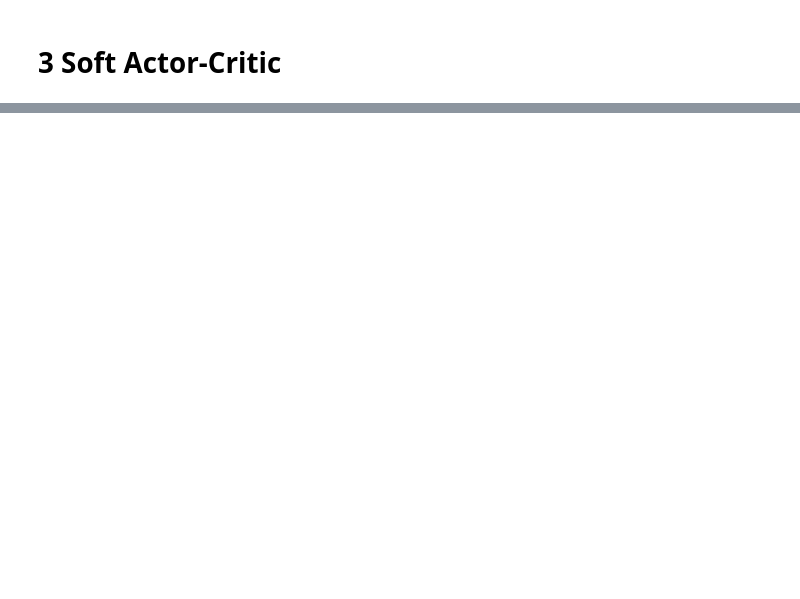
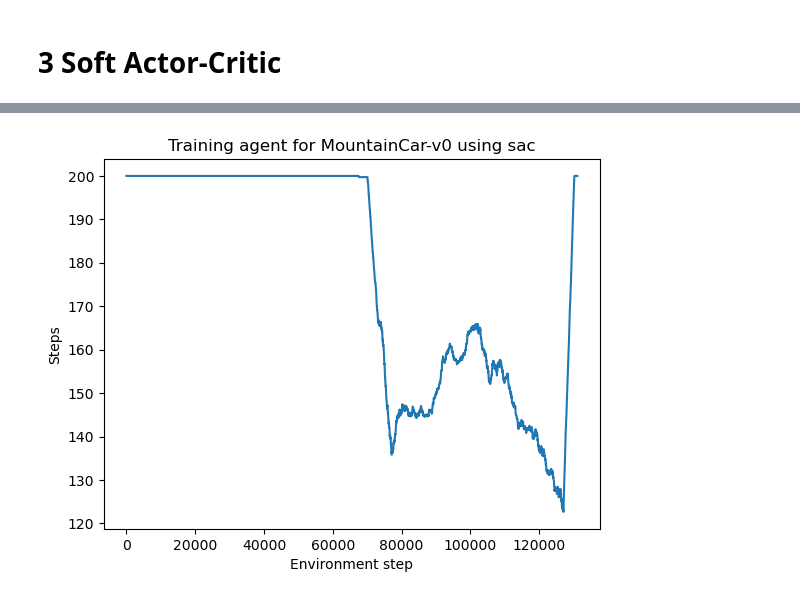
Before and after one commit to GoncaloLobo0/proj2_aaa, a Jupyter notebook: proj2.ipynb, the cells around one changed output, grey strips where cells are left out. Saved outputs shown, nothing was run; the diff lists cells and outputs as text; code cells hidden in the pictures; blank space fills up the shorter version.

```diff
--- a/proj2.ipynb
+++ b/proj2.ipynb
@@ -231,45 +230,81 @@ Finished training in 3.89915 seconds (33615.5 steps/second).
 # %% [markdown]
 # 3 Soft Actor-Critic
 # %%
-import time
-import jax
-import jax.numpy as jnp
-from jax.numpy import inf
-from RLinJAX import *
-
 algo_str = "sac"
 env_str = "MountainCar-v0"
 
-algo_cls = get_algo(algo_str)
-algo = algo_cls.create(env=env_str, **CONFIGS.get(algo_str, {}))
+def evaluate_target_entropy_ratios(algo_str, env_str, ratios, rng_seed=3):
+    algo_cls = get_algo(algo_str)
+    best_ratio = None
+    best_performance = -inf
+    performances = []
 
-algo = algo.replace(target_entropy_ratio = 0.75)
+    for ratio in ratios:
+        print(f"Evaluating target entropy ratio: {ratio}")
 
-rng = jax.random.PRNGKey(3)
-train_fn = jax.jit(algo.train)
+        algo = algo_cls.create(env=env_str, **CONFIGS.get(algo_str, {}))
+        algo = algo.replace(target_entropy_ratio=ratio)
 
-print(algo.config)
+        rng = jax.random.PRNGKey(rng_seed)
+        train_fn = jax.jit(algo.train)
 
-print("Starting to train")
-# Train
-start = time.time()
-train_state, evaluation = train_fn(rng)
-time_elapsed = time.time() - start
+        start = time.time()
+        train_state, evaluation = train_fn(rng)
+        time_elapsed = time.time() - start
 
-sps = algo.total_timesteps / time_elapsed
-print(f"Finished training in {time_elapsed:g} seconds ({sps:g} steps/second).")
+        sps = algo.total_timesteps / time_elapsed
+        print(f"Finished training in {time_elapsed:g} seconds ({sps:g} steps/second).")
 
-from matplotlib import pyplot as plt
+        episode_lengths, episode_returns = evaluation
+        episode_returns = np.concatenate(episode_returns)
+        mean_return = np.mean(episode_returns)
+        performances.append(mean_return)
 
-episode_lengths, episode_returns = evaluation
+        print(f"Mean episodic return for ratio {ratio}: {mean_return}")
 
-# Combine episode returns into a single array
-episode_returns = np.concatenate(episode_returns)
+        if mean_return > best_performance:
+            best_performance = mean_return
+            best_ratio = ratio
 
-sma_mean_return = simple_moving_average(episode_returns, 100)
-plt.plot(jax.numpy.linspace(0, algo.total_timesteps, len(sma_mean_return)), sma_mean_return)
-plt.xlabel("Environment step")
-plt.ylabel("Episodic return")
-plt.title(f"Training agent for {env_str} using {algo_str}")
-plt.show()
+    print(f"Best target entropy ratio: {best_ratio} with mean return: {best_performance}")
+
+    algo = algo_cls.create(env=env_str, **CONFIGS.get(algo_str, {}))
+    algo = algo.replace(target_entropy_ratio=best_ratio)
+
+    rng = jax.random.PRNGKey(rng_seed)
+    train_fn = jax.jit(algo.train)
+
+    start = time.time()
+    train_state, evaluation = train_fn(rng)
+    time_elapsed = time.time() - start
+
+    sps = algo.total_timesteps / time_elapsed
+    print(f"Finished training in {time_elapsed:g} seconds ({sps:g} steps/second).")
+
+    episode_lengths, episode_returns = evaluation
+    episode_lengths, episode_returns = evaluation
+
+    # Combine episode returns into a single array
+    episode_lengths = np.concatenate(episode_lengths)
+
+    sma_mean_return = simple_moving_average(episode_lengths, 100)
+    plt.plot(jax.numpy.linspace(0, algo.total_timesteps, len(sma_mean_return)), sma_mean_return)
+    plt.xlabel("Environment step")
+    plt.ylabel("Steps")
+    plt.title(f"Training agent for {env_str} using {algo_str}")
+    plt.show()
+
+    # Plotting the results
+    plt.figure(figsize=(10, 6))
+    plt.plot(ratios, performances, marker='o', linestyle='-')
+    plt.title('Target Entropy Ratio vs Mean Episodic Return')
+    plt.xlabel('Target Entropy Ratio')
+    plt.ylabel('Mean Episodic Return')
+    plt.grid(True)
+    plt.show()
+
+    return best_ratio
+
+ratios_to_test = [0.5, 0.6, 0.7, 0.8, 0.9, 1.0]
+best_ratio = evaluate_target_entropy_ratios(algo_str, env_str, ratios_to_test)
 # %% [output]
@@ -278,0 +331 @@ Finished training in 4.28192 seconds (30610.6 steps/second).
+[figure, added]
```
Also changed, not shown: parts of 13 cells of this notebook.
